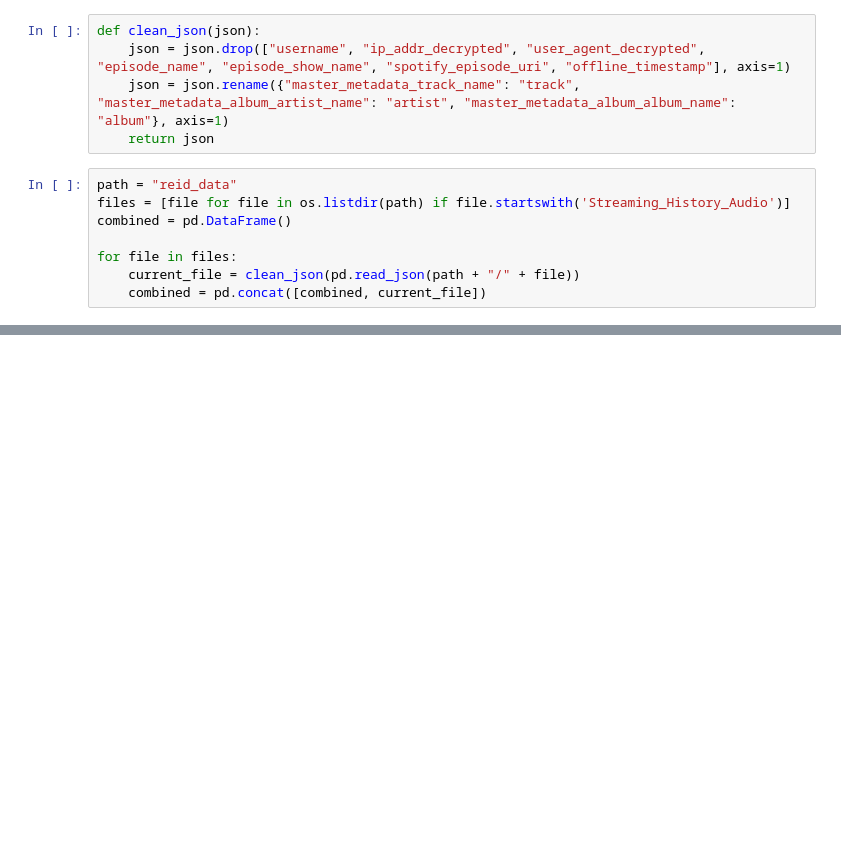
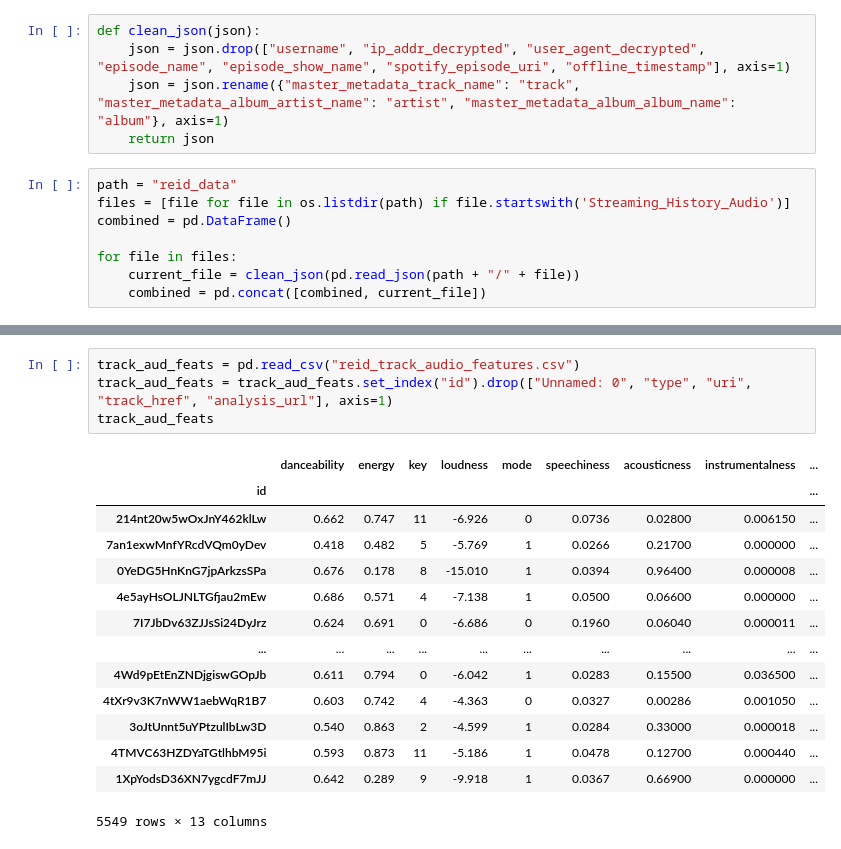
Before and after one commit to thereidfleish/info3300-p2, a Jupyter notebook: test.ipynb, the cells around one changed output, grey strips where cells are left out. Drawn from its saved outputs; the diff is of its cells as text; blank space fills up the shorter version.

```diff
--- a/test.ipynb
+++ b/test.ipynb
@@ -68,0 +89,19 @@ df["artists"].value_counts().to_csv("g.csv")
+# %%
+track_aud_feats = pd.read_csv("reid_track_audio_features.csv")
+track_aud_feats = track_aud_feats.set_index("id").drop(["Unnamed: 0", "type", "uri", "track_href", "analysis_url"], axis=1)
+track_aud_feats
+# %% [output]
+|  | danceability | energy | key | loudness | mode | speechiness | acousticness | instrumentalness | ... |
+| id |  |  |  |  |  |  |  |  | ... |
+| 214nt20w5wOxJnY462klLw | 0.662 | 0.747 | 11 | -6.926 | 0 | 0.0736 | 0.02800 | 0.006150 | ... |
+| 7an1exwMnfYRcdVQm0yDev | 0.418 | 0.482 | 5 | -5.769 | 1 | 0.0266 | 0.21700 | 0.000000 | ... |
+| 0YeDG5HnKnG7jpArkzsSPa | 0.676 | 0.178 | 8 | -15.010 | 1 | 0.0394 | 0.96400 | 0.000008 | ... |
+| 4e5ayHsOLJNLTGfjau2mEw | 0.686 | 0.571 | 4 | -7.138 | 1 | 0.0500 | 0.06600 | 0.000000 | ... |
+| 7I7JbDv63ZJJsSi24DyJrz | 0.624 | 0.691 | 0 | -6.686 | 0 | 0.1960 | 0.06040 | 0.000011 | ... |
+| ... | ... | ... | ... | ... | ... | ... | ... | ... | ... |
+| 4Wd9pEtEnZNDjgiswGOpJb | 0.611 | 0.794 | 0 | -6.042 | 1 | 0.0283 | 0.15500 | 0.036500 | ... |
+| 4tXr9v3K7nWW1aebWqR1B7 | 0.603 | 0.742 | 4 | -4.363 | 0 | 0.0327 | 0.00286 | 0.001050 | ... |
+| 3oJtUnnt5uYPtzulIbLw3D | 0.540 | 0.863 | 2 | -4.599 | 1 | 0.0284 | 0.33000 | 0.000018 | ... |
+| 4TMVC63HZDYaTGtlhbM95i | 0.593 | 0.873 | 11 | -5.186 | 1 | 0.0478 | 0.12700 | 0.000440 | ... |
+| 1XpYodsD36XN7ygcdF7mJJ | 0.642 | 0.289 | 9 | -9.918 | 1 | 0.0367 | 0.66900 | 0.000000 | ... |
+5549 rows × 13 columns
```
Also changed, not shown: parts of 19 cells of this notebook.
